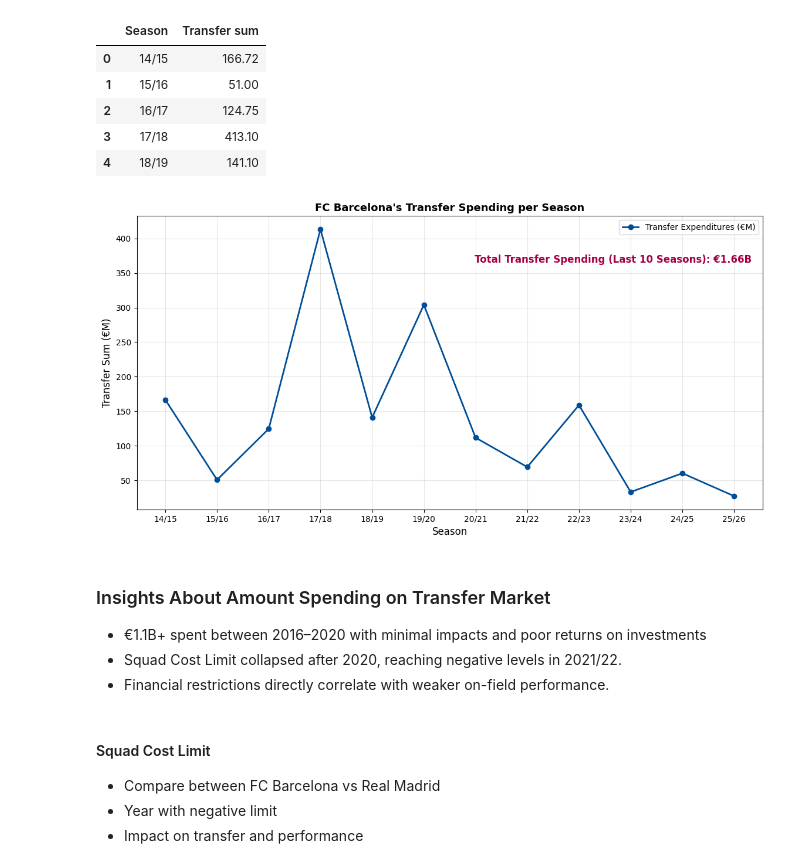
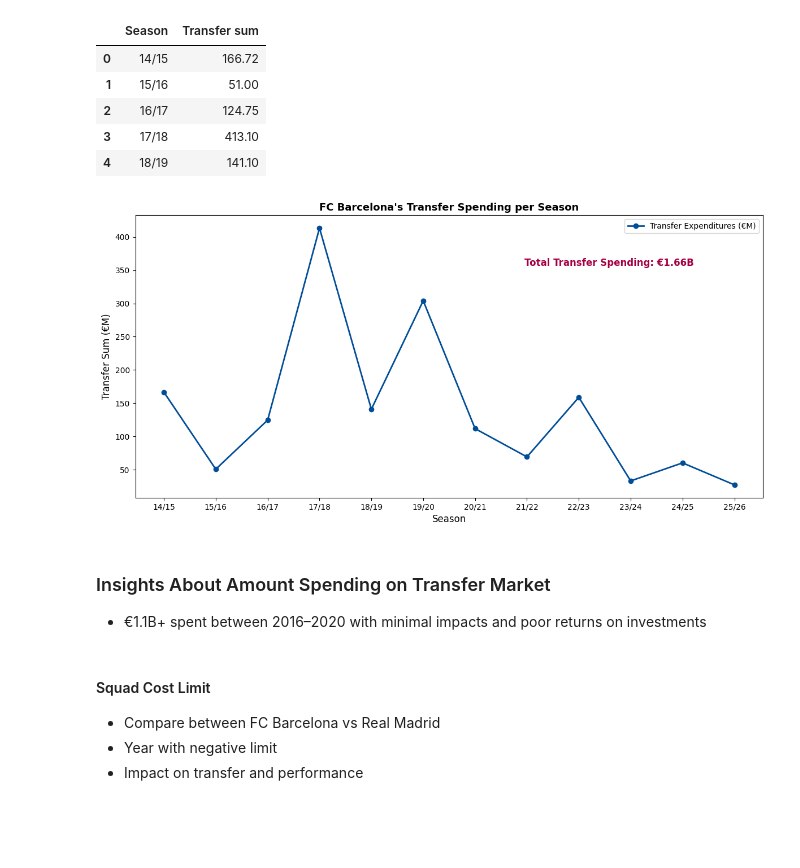
Before and after one commit to linhtran1003/fc-barcelona-performance-analysis, a Jupyter notebook: FCB_performance_analysis.ipynb, the cells around one changed output. Drawn from its saved outputs; the diff is of its cells as text; code cells hidden in the pictures; blank space fills up the shorter version.

```diff
--- a/FCB_performance_analysis.ipynb
+++ b/FCB_performance_analysis.ipynb
@@ -327,37 +328,34 @@ df5.head()
 # %%
 # Financial Analysis
 ## ========== PLOT 1: Transfer Spending ==========
 plt.figure(figsize=(12, 6))
 plt.plot(
     df5["Season"],
     df5["Transfer sum"],
     marker="o",
     color="#004D98",
     linewidth=2,
     label="Transfer Expenditures (€M)"
 )
 
 plt.title("FC Barcelona's Transfer Spending per Season", fontsize=13, weight='bold')
 plt.xlabel("Season", fontsize=12)
 plt.ylabel("Transfer Sum (€M)", fontsize=12)
 total_spending = df5["Transfer sum"].sum()/1000
 
 # add annotation
 plt.text(
-    0.54, 0.84, f"Total Transfer Spending (Last 10 Seasons): €{total_spending:.2f}B", transform=plt.gca().transAxes,
+    0.62, 0.82, f"Total Transfer Spending: €{total_spending:.2f}B", transform=plt.gca().transAxes,
     fontsize=12, color="#A50044", weight='bold'
 )
-plt.grid(alpha=0.3)
 plt.legend()
 plt.tight_layout()
-# plt.savefig("./outputs/figures/transfer_expenditures.png")
+plt.savefig("./outputs/figures/transfer_expenditures.png")
 # %% [output]
-[figure, old version]
+[figure, new version]
 # %% [markdown]
 ### Insights About Amount Spending on Transfer Market
 - €1.1B+ spent between 2016–2020 with minimal impacts and poor returns on investments
-- Squad Cost Limit collapsed after 2020, reaching negative levels in 2021/22.
-- Financial restrictions directly correlate with weaker on-field performance.
 # %% [markdown]
 #### Squad Cost Limit
 - Compare between FC Barcelona vs Real Madrid
```
Also changed, not shown: parts of 10 cells of this notebook.
